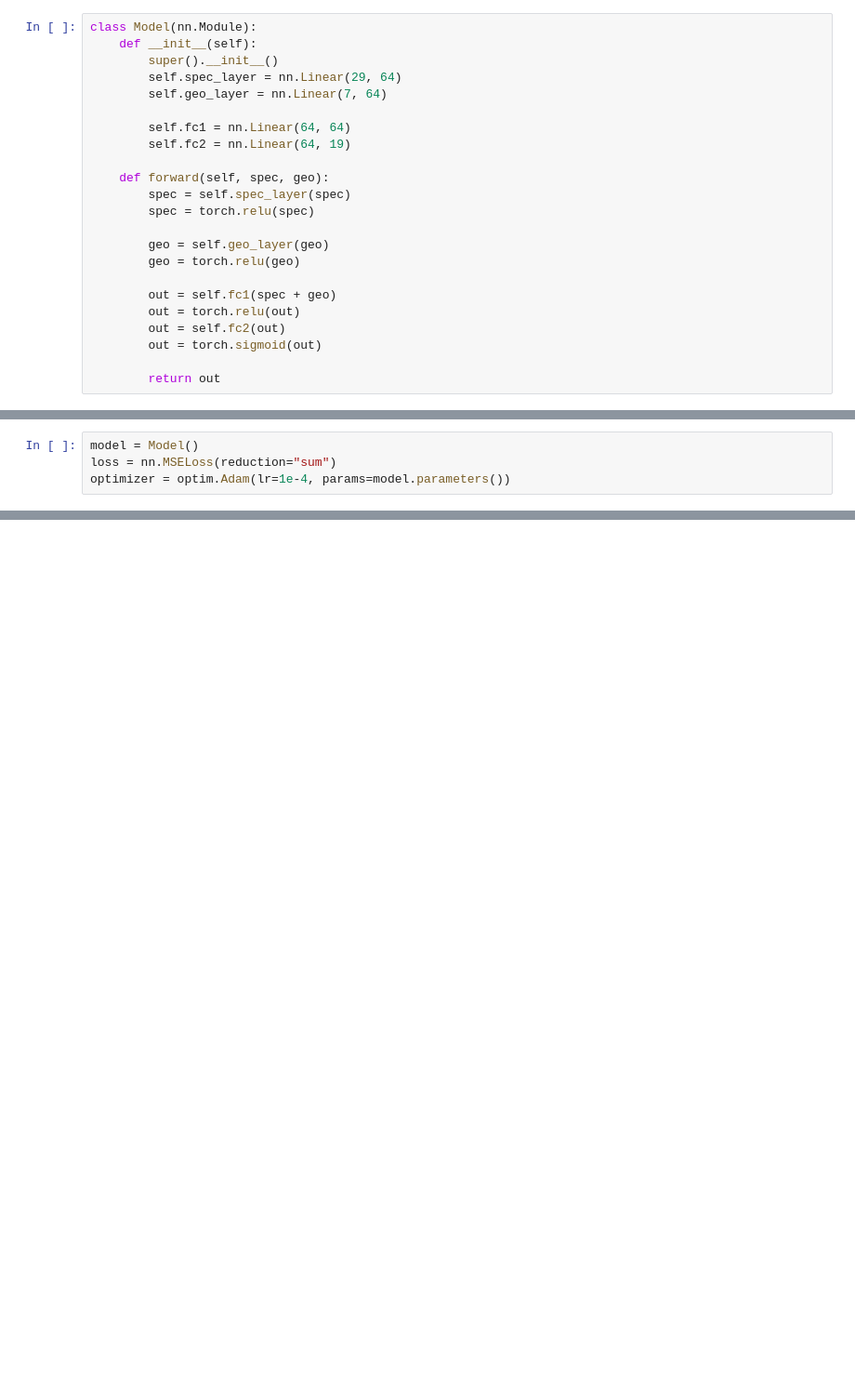
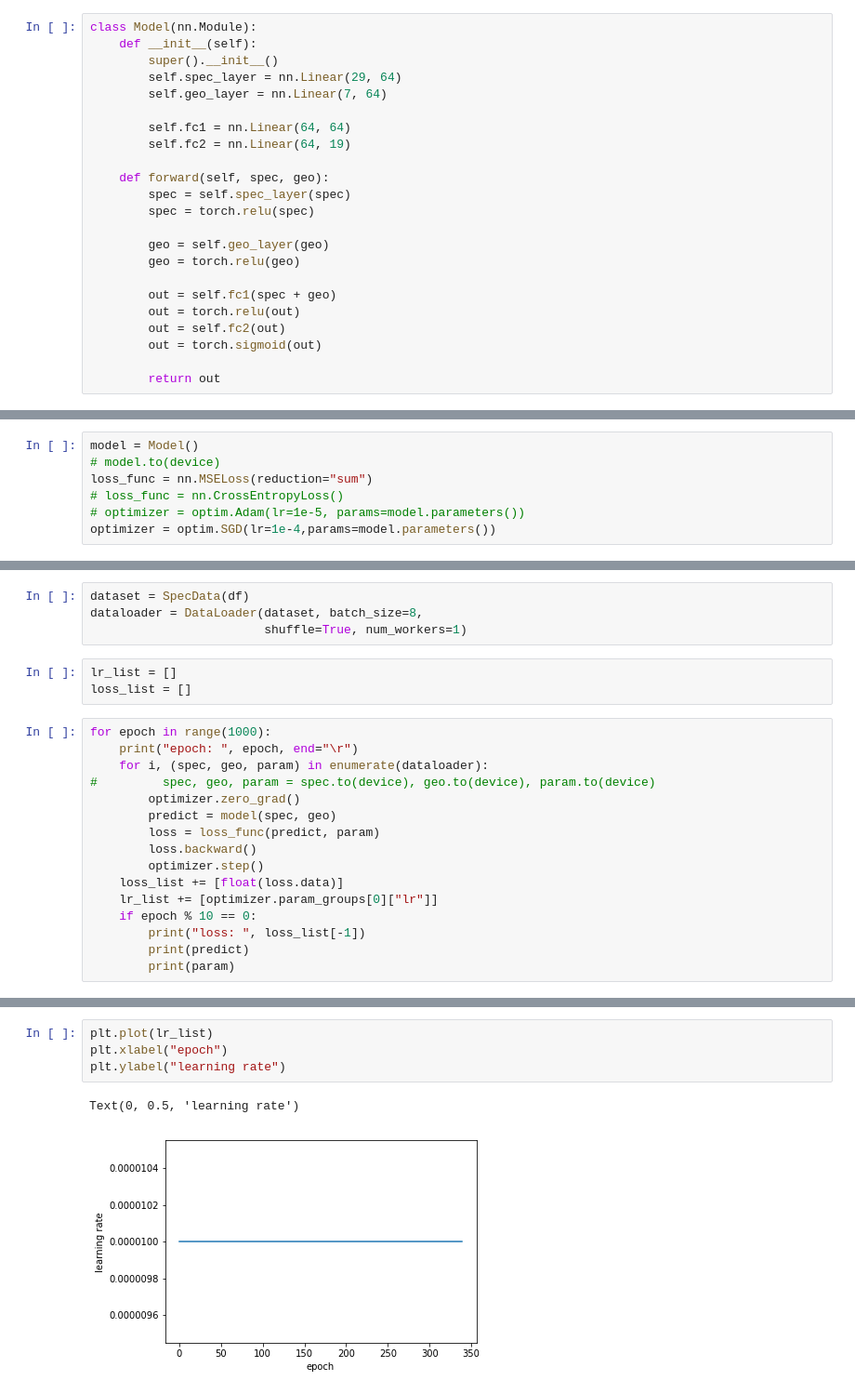
Before and after one commit to ToastCheng/ijv, a Jupyter notebook: n_train_model.ipynb, the cells around one changed output, grey strips where cells are left out. Shown at 93% size. Saved outputs shown, nothing was run; the diff lists cells and outputs as text; blank space fills up the shorter version.

```diff
--- a/n_train_model.ipynb
+++ b/n_train_model.ipynb
@@ -38,4 +62,7 @@ class Model(nn.Module):
 # %%
 model = Model()
-loss = nn.MSELoss(reduction="sum")
-optimizer = optim.Adam(lr=1e-4, params=model.parameters())
+# model.to(device)
+loss_func = nn.MSELoss(reduction="sum")
+# loss_func = nn.CrossEntropyLoss()
+# optimizer = optim.Adam(lr=1e-5, params=model.parameters())
+optimizer = optim.SGD(lr=1e-4,params=model.parameters())
@@ -41,0 +105,23 @@ optimizer = optim.Adam(lr=1e-4, params=model.parameters())
+# %%
+dataset = SpecData(df)
+dataloader = DataLoader(dataset, batch_size=8,
+                        shuffle=True, num_workers=1)
+# %%
+lr_list = []
+loss_list = []
+# %%
+for epoch in range(1000):
+    print("epoch: ", epoch, end="\r")
+    for i, (spec, geo, param) in enumerate(dataloader):
+#         spec, geo, param = spec.to(device), geo.to(device), param.to(device)
+        optimizer.zero_grad()
+        predict = model(spec, geo)
+        loss = loss_func(predict, param)
+        loss.backward()
+        optimizer.step()
+    loss_list += [float(loss.data)]
+    lr_list += [optimizer.param_groups[0]["lr"]]
+    if epoch % 10 == 0:
+        print("loss: ", loss_list[-1])
+        print(predict)
+        print(param)
@@ -41,0 +147,7 @@ optimizer = optim.Adam(lr=1e-4, params=model.parameters())
+# %%
+plt.plot(lr_list)
+plt.xlabel("epoch")
+plt.ylabel("learning rate")
+# %% [output]
+Text(0, 0.5, 'learning rate')
+[figure, added]
```
Also changed, not shown: parts of 18 cells of this notebook, 4 other files.
